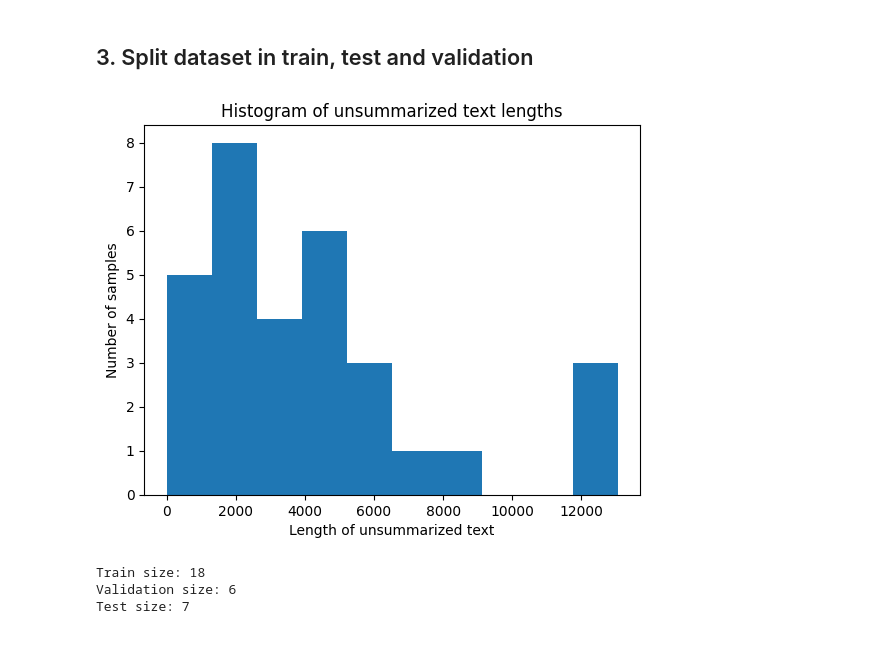
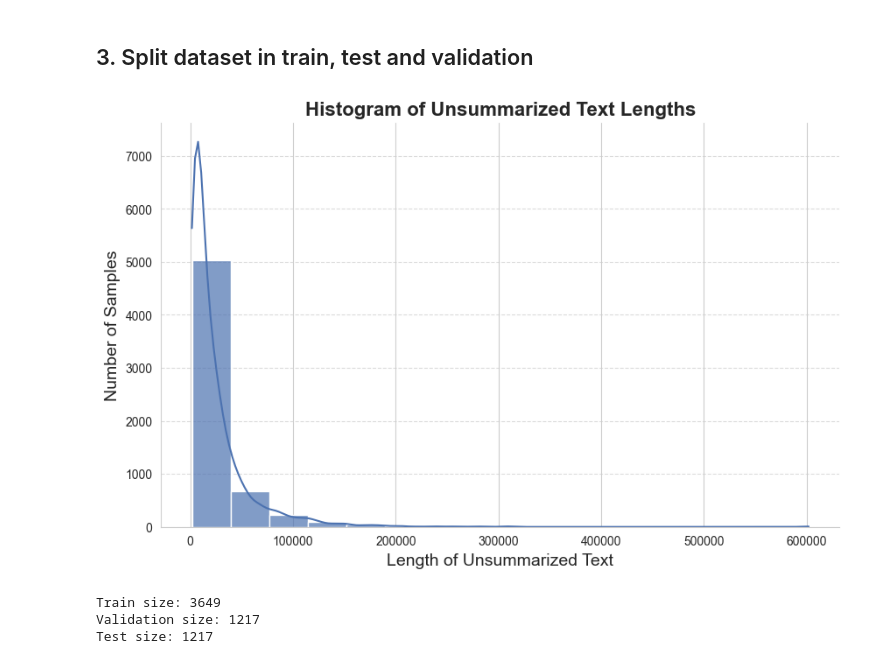
Before and after one commit to Bossbap/SML-for-summarization_project, a Jupyter notebook: preprocess_dataset.ipynb, the cells around one changed output. Saved outputs shown, nothing was run; the diff lists cells and outputs as text; code cells hidden in the pictures.

Commit message:
fix: dataset split & graphs

```diff
--- a/preprocess_dataset.ipynb
+++ b/preprocess_dataset.ipynb
@@ -156,31 +153,37 @@ class SummarizationDataset(Dataset):
 # %%
 
 # --- Stratify the data based on unsummarized text length ---
 # We compute the length of each unsummarized text and bin it into discrete bins.
 lengths = np.array([len(x[0]) for x in data])
-num_bins = 10
+num_bins = min(max(len(data) // 100, 6), 16)
 bins = np.linspace(lengths.min(), lengths.max(), num_bins)
 binned_lengths = np.digitize(lengths, bins)
 
 # Ensure no bin has < 2 samples
 unique, counts = np.unique(binned_lengths, return_counts=True)
-valid_bins = {u for u, c in zip(unique, counts) if c >= 2}
+valid_bins = {u for u, c in zip(unique, counts) if c >= 2*num_bins}
 
 # Merge rare bins
 for i in range(len(binned_lengths)):
     if binned_lengths[i] not in valid_bins:
         binned_lengths[i] = min(valid_bins, key=lambda x: abs(x - binned_lengths[i]))  # Merge to nearest
 
 
 # plot histogram of lengths
-import matplotlib.pyplot as plt
-plt.hist(lengths, bins=num_bins)
-plt.xlabel("Length of unsummarized text")
-plt.ylabel("Number of samples")
-plt.title("Histogram of unsummarized text lengths")
+sns.set_style("whitegrid")
+plt.figure(figsize=(10, 6))
+
+# Plot histogram with KDE (kernel density estimate) for smoothness
+sns.histplot(lengths, bins=num_bins, kde=True, color="#4C72B0", alpha=0.7)
+
+plt.xlabel("Length of Unsummarized Text", fontsize=14)
+plt.ylabel("Number of Samples", fontsize=14)
+plt.title("Histogram of Unsummarized Text Lengths", fontsize=16, fontweight="bold")
+plt.grid(axis="y", linestyle="--", alpha=0.7)
+sns.despine()
 plt.show()
 # %% [output]
-[figure, old version]
+[figure, new version]
 # %%
 
 train_data, temp_data, train_strata, temp_strata = train_test_split(
@@ -199,6 +202,6 @@ print(f"Train size: {len(train_dataset)}")
 print(f"Validation size: {len(val_dataset)}")
 print(f"Test size: {len(test_dataset)}")
 # %% [output]
-Train size: 18
-Validation size: 6
-Test size: 7
+Train size: 3649
+Validation size: 1217
+Test size: 1217
```
Also changed, not shown: parts of 7 cells of this notebook.
